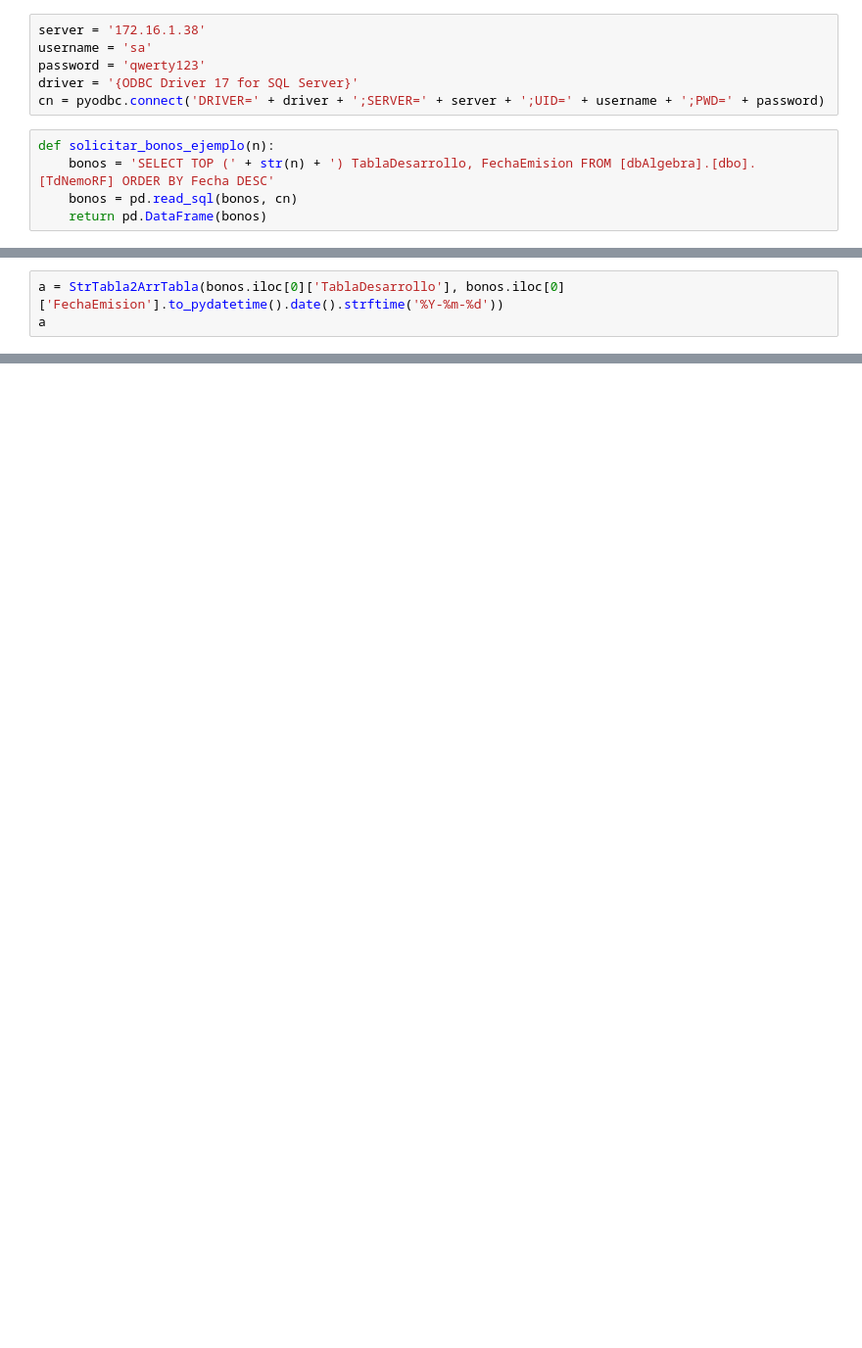
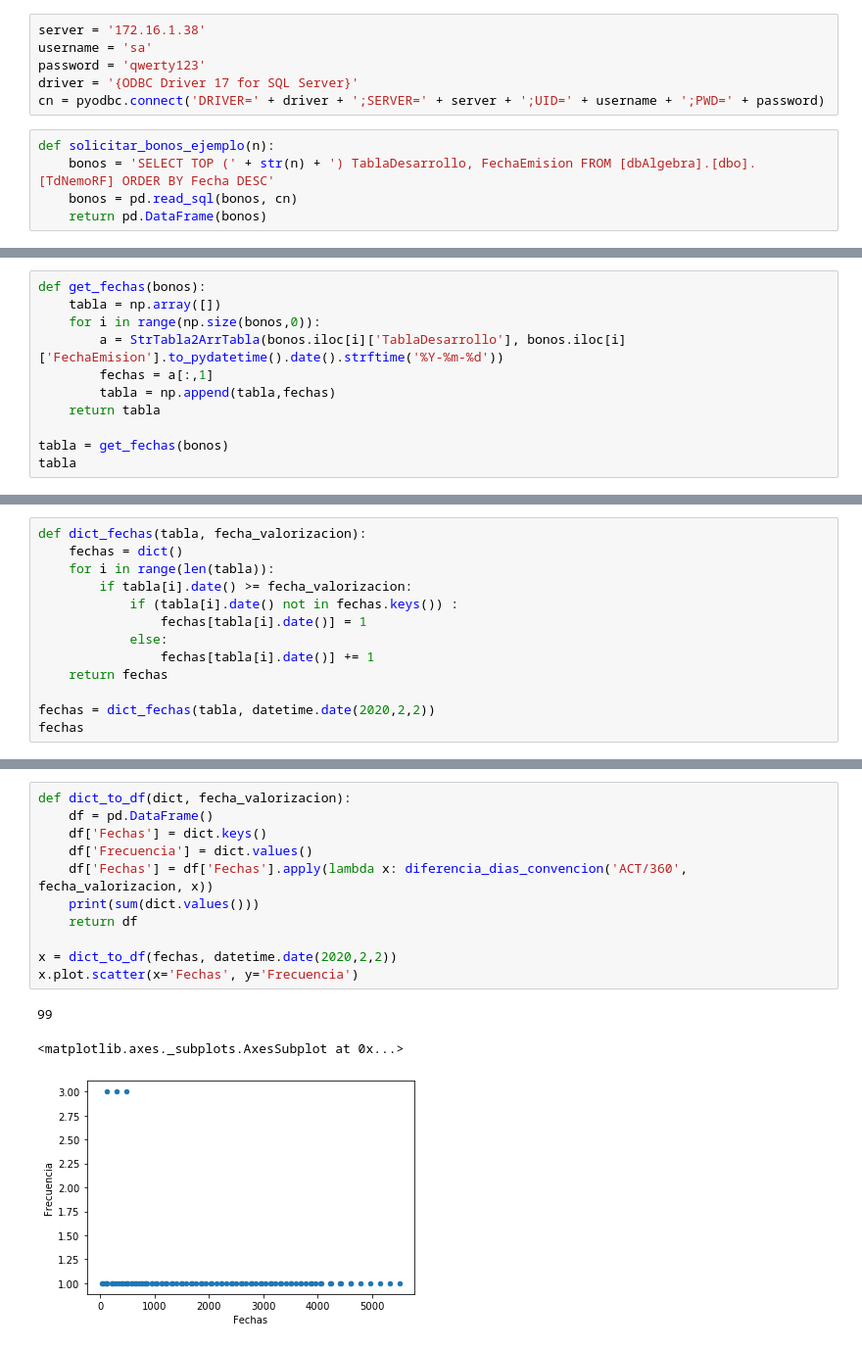
Before and after one commit to GrosoWoW/Practica, a Jupyter notebook: Intento/Cartera/Experimentacion_Intervalos.ipynb, the cells around one changed output, grey strips where cells are left out. Shown at 98% size. Saved outputs shown, nothing was run; the diff lists cells and outputs as text; blank space fills up the shorter version.

```diff
--- a/Intento/Cartera/Experimentacion_Intervalos.ipynb
+++ b/Intento/Cartera/Experimentacion_Intervalos.ipynb
@@ -30,6 +38,14 @@ bonos
 | 8 | 1#10-01-2018#3,8222367294881#0#10... | 2017-01-10 |
 | 9 | 1#13-05-2019#3,79274514526169#0#1... | 2018-05-11 |
 # %%
-a = StrTabla2ArrTabla(bonos.iloc[0]['TablaDesarrollo'], bonos.iloc[0]['FechaEmision'].to_pydatetime().date().strftime('%Y-%m-%d'))
-a
+def get_fechas(bonos):
+    tabla = np.array([])
+    for i in range(np.size(bonos,0)):
+        a = StrTabla2ArrTabla(bonos.iloc[i]['TablaDesarrollo'], bonos.iloc[i]['FechaEmision'].to_pydatetime().date().strftime('%Y-%m-%d'))
+        fechas = a[:,1]
+        tabla = np.append(tabla,fechas)
+    return tabla
+
+tabla = get_fechas(bonos)
+tabla
 # %% [output]
@@ -60,0 +69,13 @@ data = pd.DataFrame()
+# %%
+def dict_fechas(tabla, fecha_valorizacion):
+    fechas = dict()
+    for i in range(len(tabla)):
+        if tabla[i].date() >= fecha_valorizacion:
+            if (tabla[i].date() not in fechas.keys()) :
+                fechas[tabla[i].date()] = 1
+            else:
+                fechas[tabla[i].date()] += 1
+    return fechas
+
+fechas = dict_fechas(tabla, datetime.date(2020,2,2))
+fechas
@@ -60,0 +100,15 @@ data = pd.DataFrame()
+# %%
+def dict_to_df(dict, fecha_valorizacion):
+    df = pd.DataFrame()
+    df['Fechas'] = dict.keys()
+    df['Frecuencia'] = dict.values()
+    df['Fechas'] = df['Fechas'].apply(lambda x: diferencia_dias_convencion('ACT/360', fecha_valorizacion, x))
+    print(sum(dict.values()))
+    return df
+
+x = dict_to_df(fechas, datetime.date(2020,2,2))
+x.plot.scatter(x='Fechas', y='Frecuencia')
+# %% [output]
+99
+<matplotlib.axes._subplots.AxesSubplot at 0x...>
+[figure, added]
```
Also changed, not shown: parts of 10 cells of this notebook, 1 other file.
